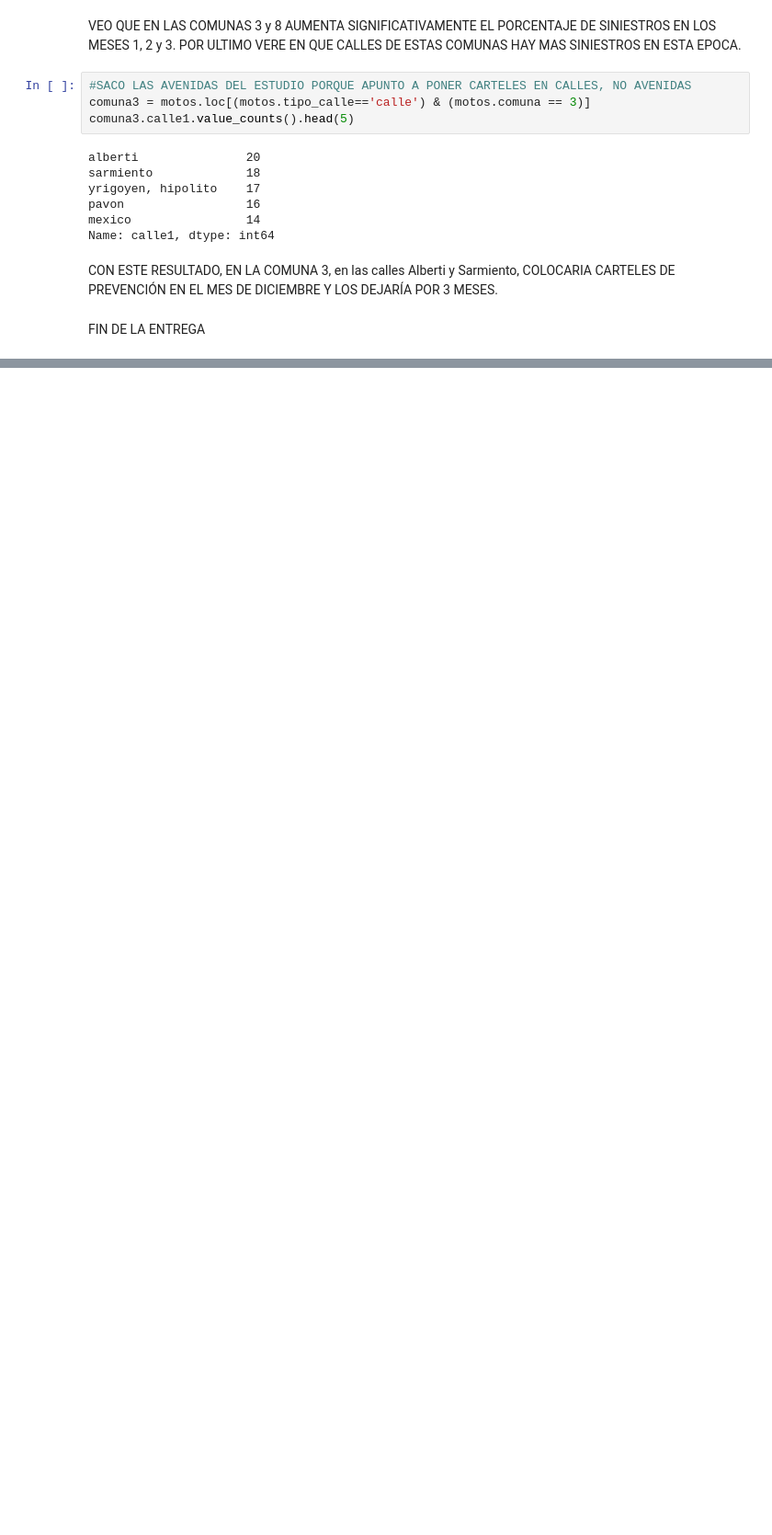
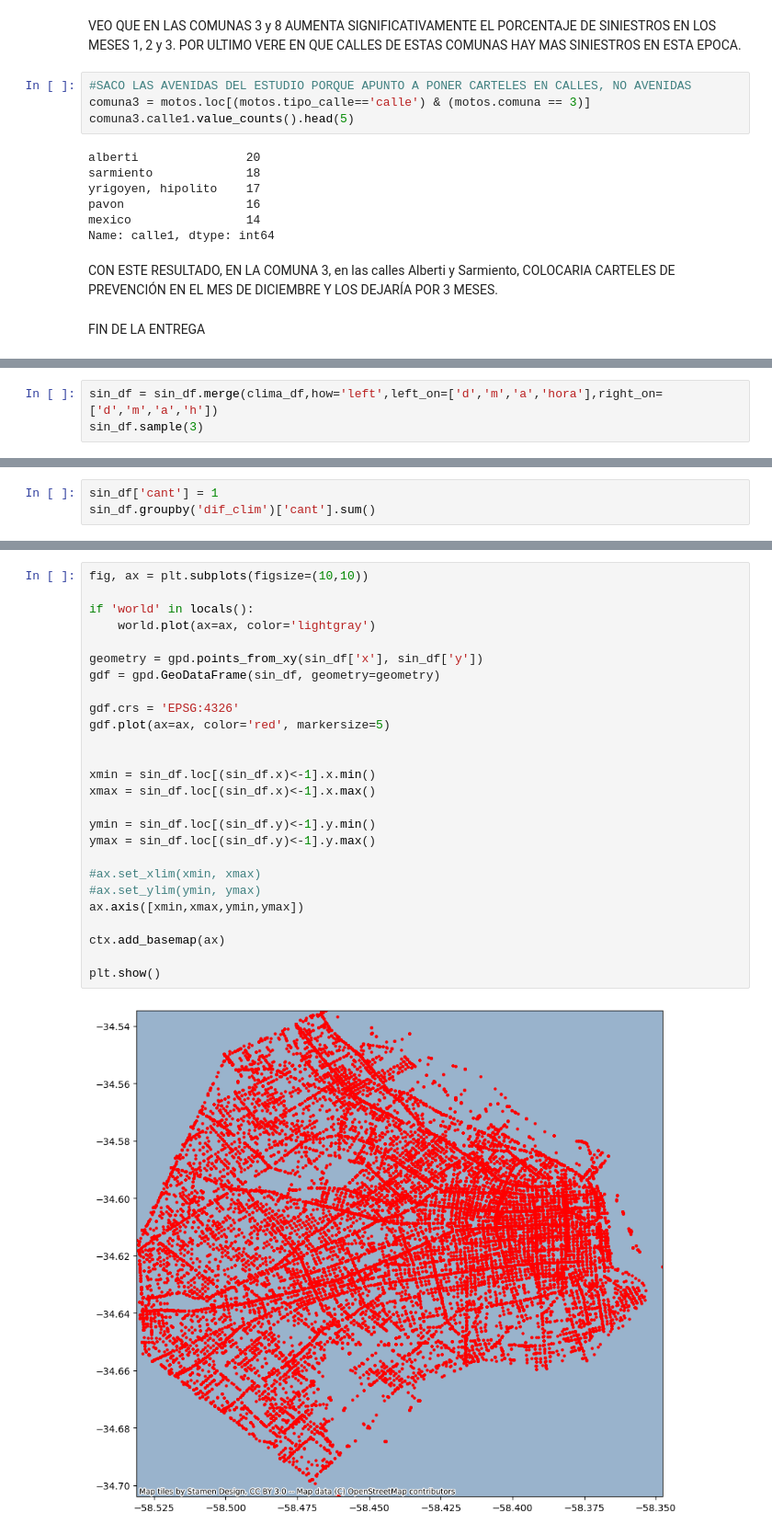
Before and after one commit to joakoracing/TP_CoderHouse, a Jupyter notebook: TP10- OBTENCION DE INSIGHTS/Obtencion_de_insights.ipynb, the cells around one changed output, grey strips where cells are left out. Shown: that part at 92% size. Drawn from its saved outputs; the diff is of its cells as text; blank space fills up the shorter version.

```diff
--- a/TP10- OBTENCION DE INSIGHTS/Obtencion_de_insights.ipynb
+++ b/TP10- OBTENCION DE INSIGHTS/Obtencion_de_insights.ipynb
@@ -577,0 +652,3 @@ FIN DE LA ENTREGA
+# %%
+sin_df = sin_df.merge(clima_df,how='left',left_on=['d','m','a','hora'],right_on=['d','m','a','h'])
+sin_df.sample(3)
@@ -577,0 +716,3 @@ FIN DE LA ENTREGA
+# %%
+sin_df['cant'] = 1
+sin_df.groupby('dif_clim')['cant'].sum()
@@ -577,0 +736,28 @@ FIN DE LA ENTREGA
+# %%
+fig, ax = plt.subplots(figsize=(10,10))
+
+if 'world' in locals():
+    world.plot(ax=ax, color='lightgray')
+
+geometry = gpd.points_from_xy(sin_df['x'], sin_df['y'])
+gdf = gpd.GeoDataFrame(sin_df, geometry=geometry)
+
+gdf.crs = 'EPSG:4326'
+gdf.plot(ax=ax, color='red', markersize=5)
+
+
+xmin = sin_df.loc[(sin_df.x)<-1].x.min()
+xmax = sin_df.loc[(sin_df.x)<-1].x.max()
+
+ymin = sin_df.loc[(sin_df.y)<-1].y.min()
+ymax = sin_df.loc[(sin_df.y)<-1].y.max()
+
+#ax.set_xlim(xmin, xmax)
+#ax.set_ylim(ymin, ymax)
+ax.axis([xmin,xmax,ymin,ymax])
+
+ctx.add_basemap(ax)
+
+plt.show()
+# %% [output]
+[figure, added]
```
Also changed, not shown: parts of 25 cells of this notebook, 41 other files.
